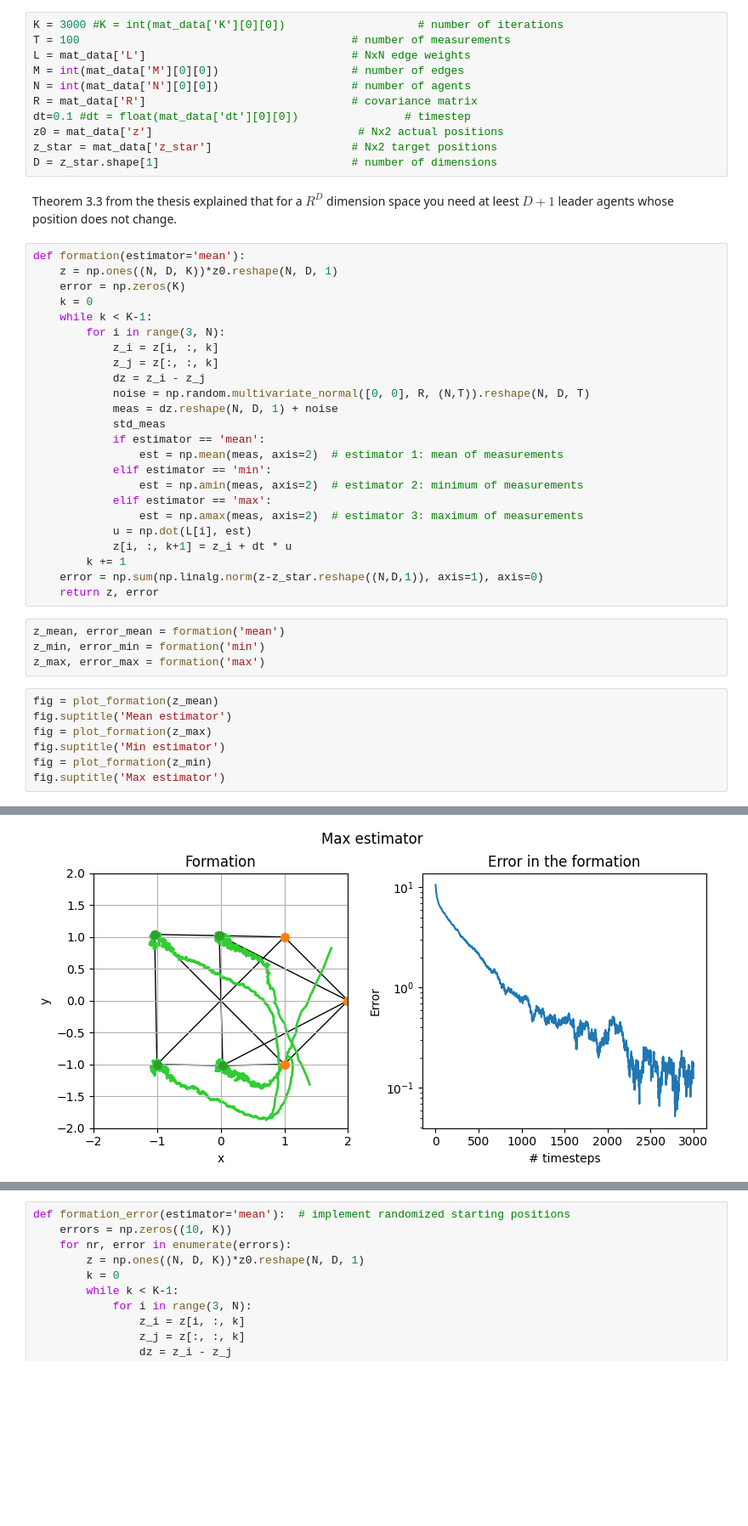
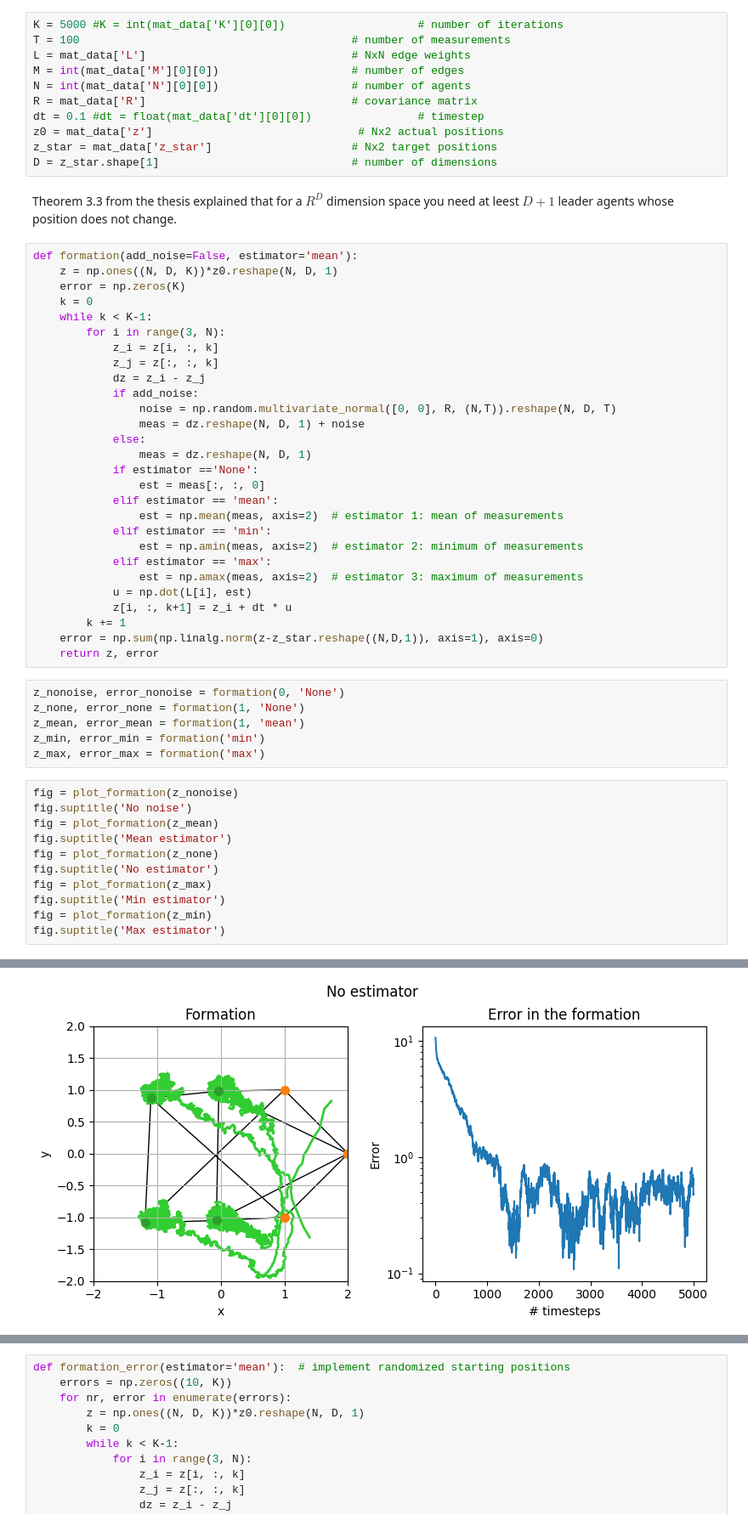
Before and after one commit to wilbertras/drone_swarms, a Jupyter notebook: main.ipynb, the cells around one changed output, grey strips where cells are left out. Shown at 85% size. Drawn from its saved outputs; the diff is of its cells as text; blank space fills up the shorter version.

Commit message:
add no noise and no estimator cases

```diff
--- a/main.ipynb
+++ b/main.ipynb
@@ -9,20 +9,20 @@ from functions import plot_formation
 mat_file_path = './FC_data/data.mat'
 mat_data = scipy.io.loadmat(mat_file_path)
 # %%
-K = 3000 #K = int(mat_data['K'][0][0])                    # number of iterations
+K = 5000 #K = int(mat_data['K'][0][0])                    # number of iterations
 T = 100                                         # number of measurements
 L = mat_data['L']                               # NxN edge weights
 M = int(mat_data['M'][0][0])                    # number of edges
 N = int(mat_data['N'][0][0])                    # number of agents
 R = mat_data['R']                               # covariance matrix
-dt=0.1 #dt = float(mat_data['dt'][0][0])                # timestep
+dt = 0.1 #dt = float(mat_data['dt'][0][0])                # timestep
 z0 = mat_data['z']                               # Nx2 actual positions
 z_star = mat_data['z_star']                     # Nx2 target positions
 D = z_star.shape[1]                             # number of dimensions
 # %% [markdown]
 Theorem 3.3 from the thesis explained that for a $R^D$ dimension space you need at leest $D+1$ leader agents whose position does not change.
 # %%
-def formation(estimator='mean'):
+def formation(add_noise=False, estimator='mean'):
     z = np.ones((N, D, K))*z0.reshape(N, D, 1)
     error = np.zeros(K)
     k = 0
@@ -31,10 +31,14 @@ def formation(estimator='mean'):
             z_i = z[i, :, k]
             z_j = z[:, :, k]
             dz = z_i - z_j
-            noise = np.random.multivariate_normal([0, 0], R, (N,T)).reshape(N, D, T)
-            meas = dz.reshape(N, D, 1) + noise
-            std_meas
-            if estimator == 'mean':
+            if add_noise:
+                noise = np.random.multivariate_normal([0, 0], R, (N,T)).reshape(N, D, T)
+                meas = dz.reshape(N, D, 1) + noise
+            else:
+                meas = dz.reshape(N, D, 1)
+            if estimator =='None':
+                est = meas[:, :, 0]
+            elif estimator == 'mean':
                 est = np.mean(meas, axis=2)  # estimator 1: mean of measurements
             elif estimator == 'min':
                 est = np.amin(meas, axis=2)  # estimator 2: minimum of measurements
@@ -46,12 +50,18 @@ def formation(estimator='mean'):
     error = np.sum(np.linalg.norm(z-z_star.reshape((N,D,1)), axis=1), axis=0)
     return z, error
 # %%
-z_mean, error_mean = formation('mean')
+z_nonoise, error_nonoise = formation(0, 'None')
+z_none, error_none = formation(1, 'None')
+z_mean, error_mean = formation(1, 'mean')
 z_min, error_min = formation('min')
 z_max, error_max = formation('max')
 # %%
+fig = plot_formation(z_nonoise)
+fig.suptitle('No noise')
 fig = plot_formation(z_mean)
 fig.suptitle('Mean estimator')
+fig = plot_formation(z_none)
+fig.suptitle('No estimator')
 fig = plot_formation(z_max)
 fig.suptitle('Min estimator')
 fig = plot_formation(z_min)
@@ -63 +73 @@ Text(0.5, 0.98, 'Max estimator')
-[figure, old version]
+[figure, new version]
```
Also changed, not shown: parts of 1 cell of this notebook, 1 other file.
